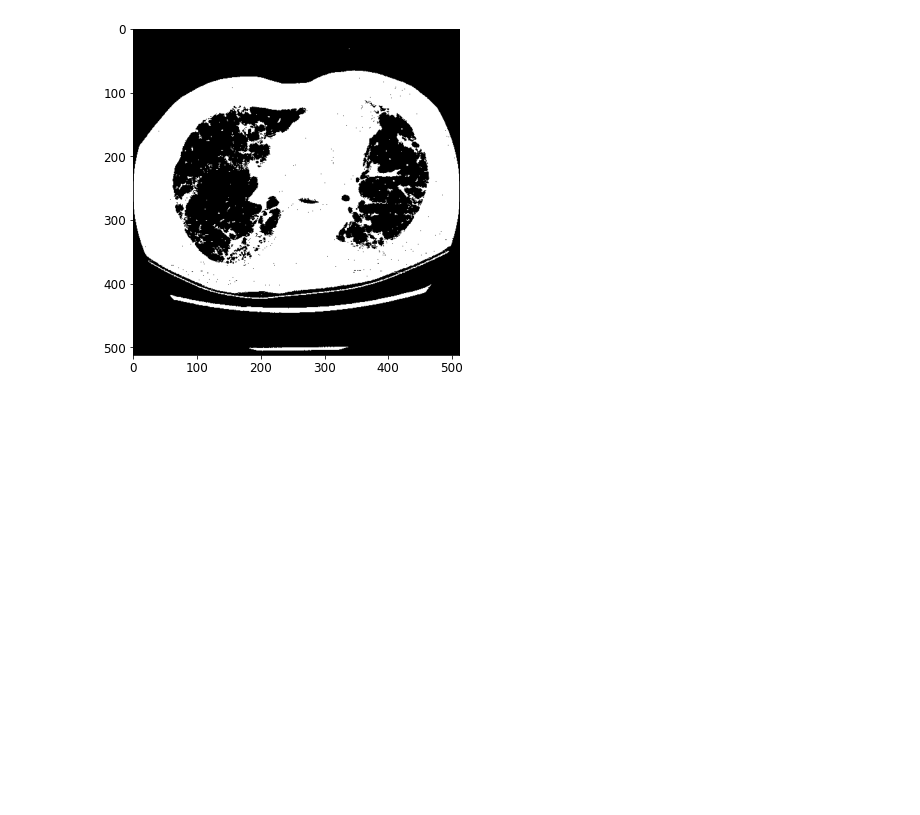
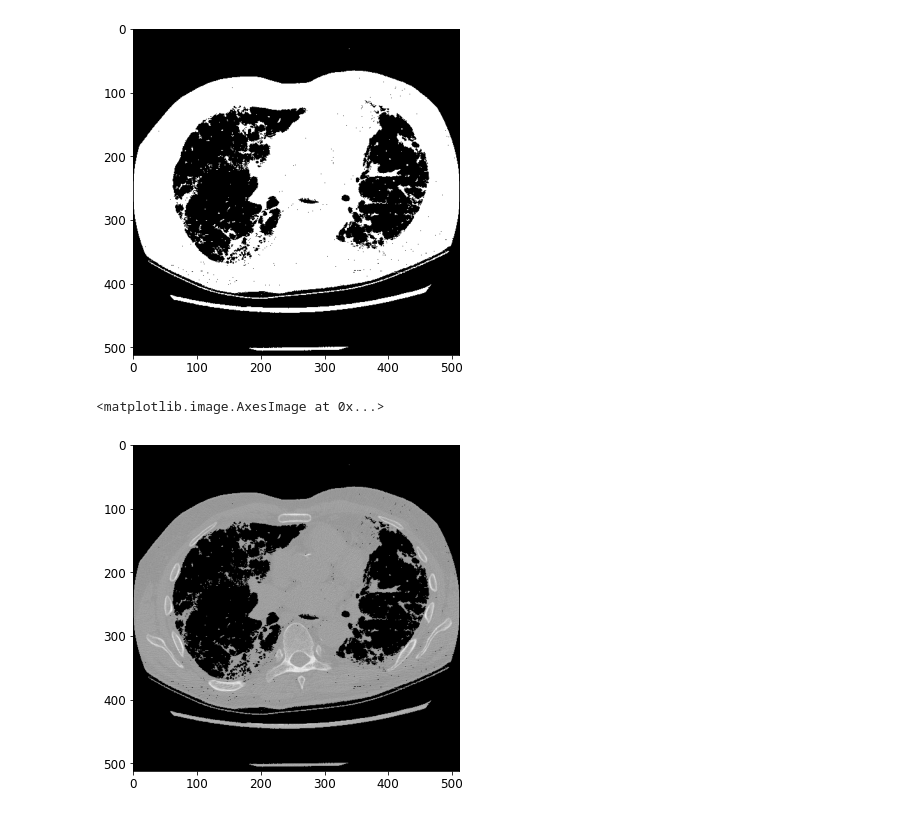
Before and after one commit to anushkahebbar/cardiac-segmentation, a Jupyter notebook: Original Design Flow with KMeans.ipynb, the cells around one changed output. Cells and saved outputs as stored; diff of their text form; code cells hidden in the pictures; blank space fills up the shorter version.

Commit message:
Foreground mask

```diff
--- a/Original Design Flow with KMeans.ipynb
+++ b/Original Design Flow with KMeans.ipynb
@@ -94,12 +94,6 @@ def plotHistogram(kmmodel, centers, K):
                  c = colors[i])
         i+=1
 
-    plt.axvline(x = center, c = 'black')
-    plt.text(x = 135.07441462746587,
-             y = 30000,
-             s = str(135.07441462746587),
-             c = 'black')
-
     plt.title('Image Histogram with Calculated Statistical Parameters')
     plt.xlabel('Greyscale Intensity Values [0, 255]')
     plt.ylabel('Frequency')
@@ -192,3 +183,8 @@ plt.imshow(foreground_mask, cmap='gray')
 # %% [output]
 <matplotlib.image.AxesImage at 0x...>
 [figure]
+# %%
+plt.imshow(foreground, cmap='gray')
+# %% [output]
+<matplotlib.image.AxesImage at 0x...>
+[figure, added]
```
Also changed, not shown: parts of 3 cells of this notebook.
